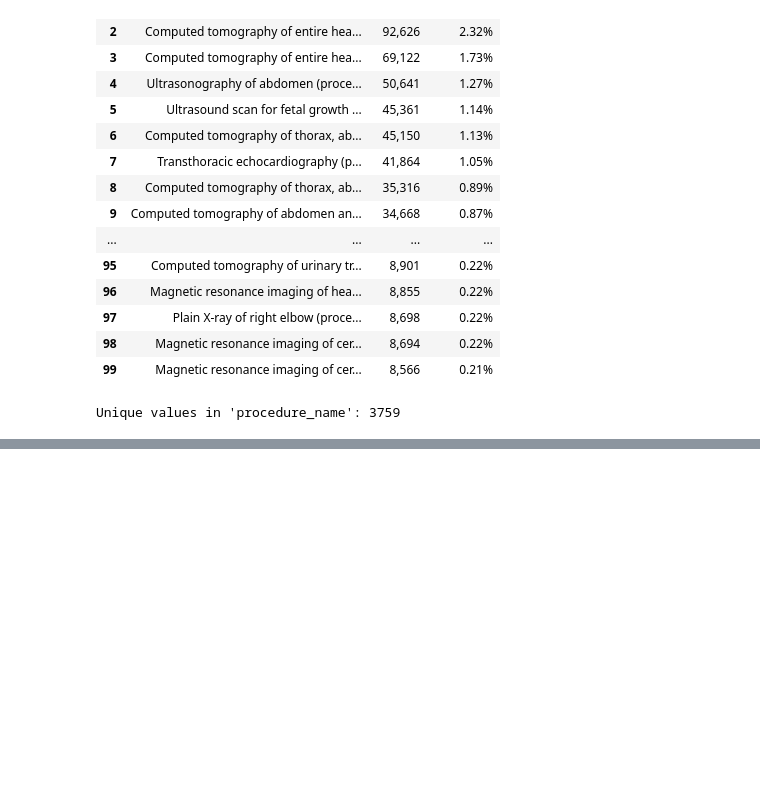
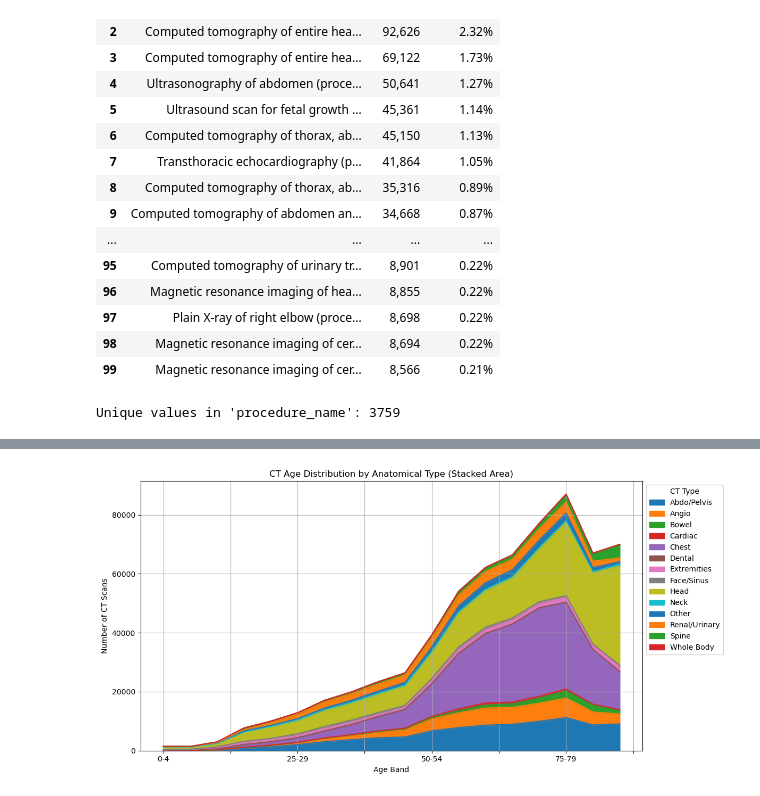
Before and after one commit to RossTylr/nhs-diagnostics-dids-eda, a Jupyter notebook: notebooks/04a_modality_usage_ct.ipynb, the cells around one changed output, grey strips where cells are left out. Saved outputs shown, nothing was run; the diff lists cells and outputs as text; code cells hidden in the pictures; blank space fills up the shorter version.

```diff
--- a/notebooks/04a_modality_usage_ct.ipynb
+++ b/notebooks/04a_modality_usage_ct.ipynb
@@ -237,0 +563,26 @@ Unique values in 'procedure_name': 3759
+# %%
+# ---------------------------------------------------
+# Step 7a – CT Scan Age Distribution by Type (Stacked Area Chart)
+# ---------------------------------------------------
+sorted_bands = sorted(
+    df_ct["age_band"].dropna().unique(),
+    key=lambda x: int(str(x).split('-')[0].replace('+', ''))
+)
+
+# Crosstab: age_band × ct_type
+ct_age_xtab = pd.crosstab(df_ct["age_band"], df_ct["ct_type"])
+ct_age_xtab = ct_age_xtab.reindex(index=sorted_bands)
+
+# Plot stacked area chart (absolute numbers)
+fig, ax = plt.subplots(figsize=(12, 6))
+ct_age_xtab.plot(kind="area", stacked=True, ax=ax)
+
+ax.set_title("CT Age Distribution by Anatomical Type (Stacked Area)")
+ax.set_xlabel("Age Band")
+ax.set_ylabel("Number of CT Scans")
+ax.legend(title="CT Type", loc="upper left", bbox_to_anchor=(1.0, 1.0))
+plt.grid(True)
+plt.tight_layout()
+plt.show()
+# %% [output]
+[figure, added]
```
Also changed, not shown: parts of 13 cells of this notebook, 2 other files.
